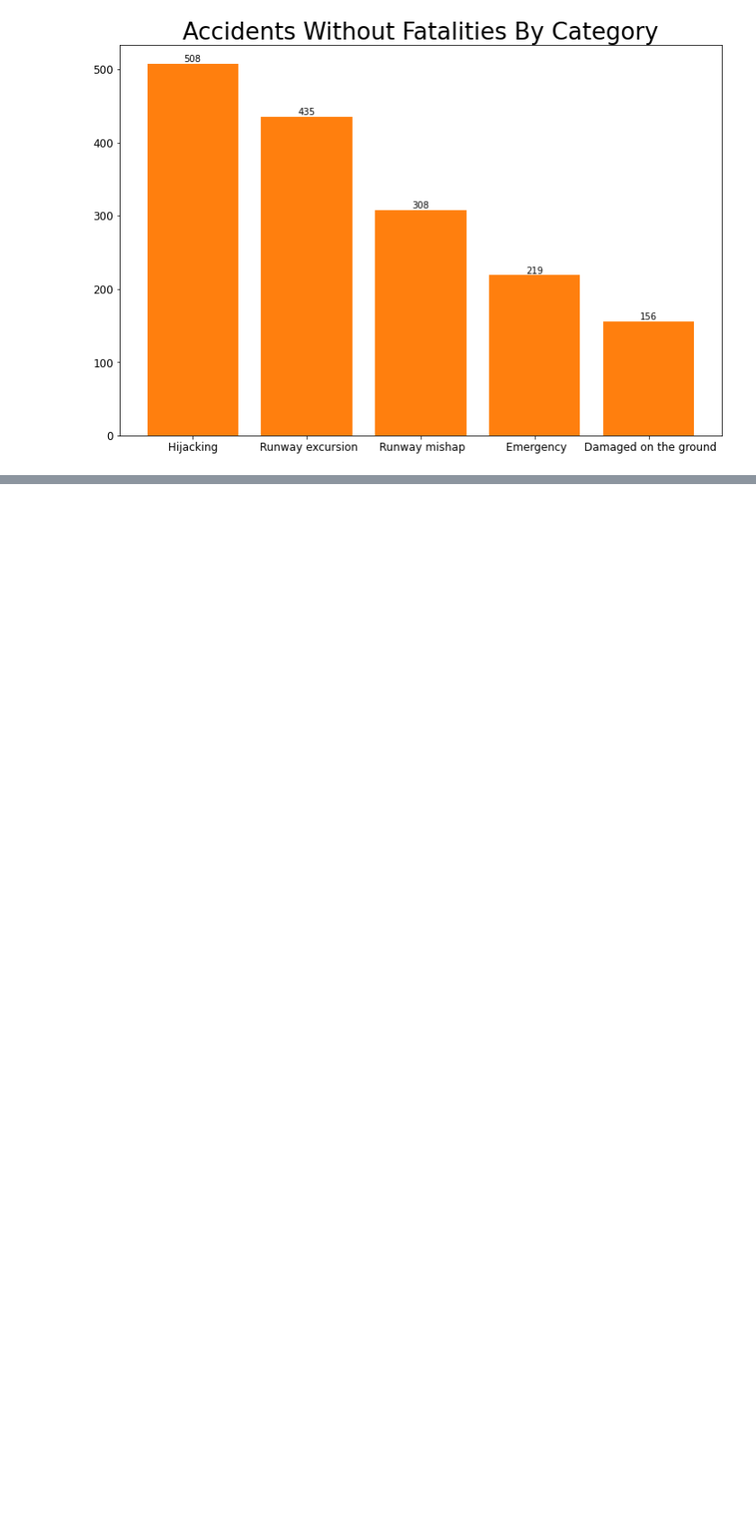
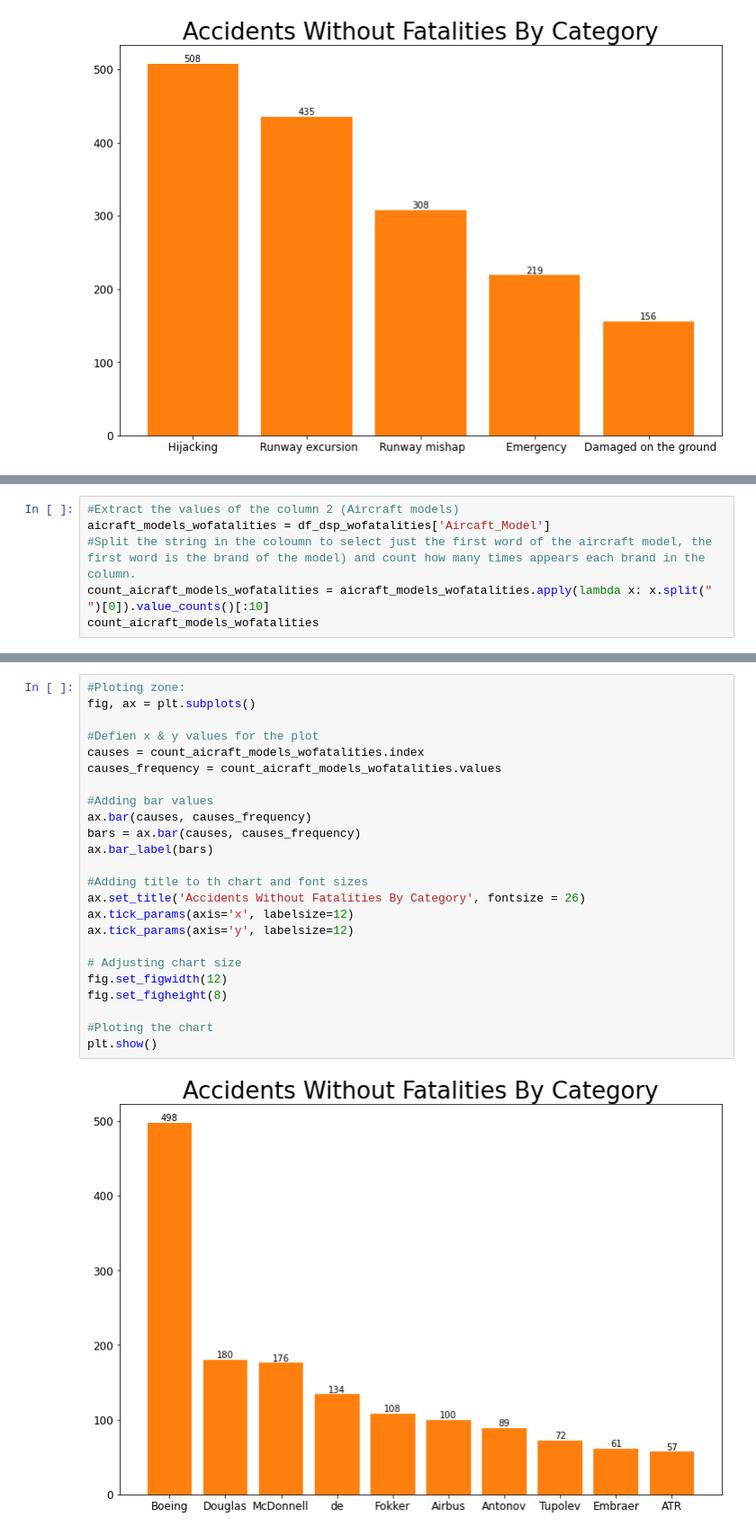
Before and after one commit to Camilo-Quiceno/data_science_project_aircraft, a Jupyter notebook: data-science-proyect.ipynb, the cells around one changed output, grey strips where cells are left out. Shown at 90% size. Cells and saved outputs as stored; diff of their text form; blank space fills up the shorter version.

Commit message:
What is the brand involved in more accidents with/without accidents?
All the logic related to answer & plot the question.

```diff
--- a/data-science-proyect.ipynb
+++ b/data-science-proyect.ipynb
@@ -286,0 +293,6 @@ plt.show()
+# %%
+#Extract the values of the column 2 (Aircraft models)
+aicraft_models_wofatalities = df_dsp_wofatalities['Aircaft_Model']
+#Split the string in the coloumn to select just the first word of the aircraft model, the first word is the brand of the model) and count how many times appears each brand in the column.
+count_aicraft_models_wofatalities = aicraft_models_wofatalities.apply(lambda x: x.split(" ")[0]).value_counts()[:10]
+count_aicraft_models_wofatalities
@@ -286,0 +311,26 @@ plt.show()
+# %%
+#Ploting zone:
+fig, ax = plt.subplots()
+
+#Defien x & y values for the plot
+causes = count_aicraft_models_wofatalities.index
+causes_frequency = count_aicraft_models_wofatalities.values
+
+#Adding bar values
+ax.bar(causes, causes_frequency)
+bars = ax.bar(causes, causes_frequency)
+ax.bar_label(bars)
+
+#Adding title to th chart and font sizes
+ax.set_title('Accidents Without Fatalities By Category', fontsize = 26)
+ax.tick_params(axis='x', labelsize=12)
+ax.tick_params(axis='y', labelsize=12)
+
+# Adjusting chart size
+fig.set_figwidth(12)
+fig.set_figheight(8)
+
+#Ploting the chart
+plt.show()
+# %% [output]
+[figure, added]
```
Also changed, not shown: parts of 7 cells of this notebook.
